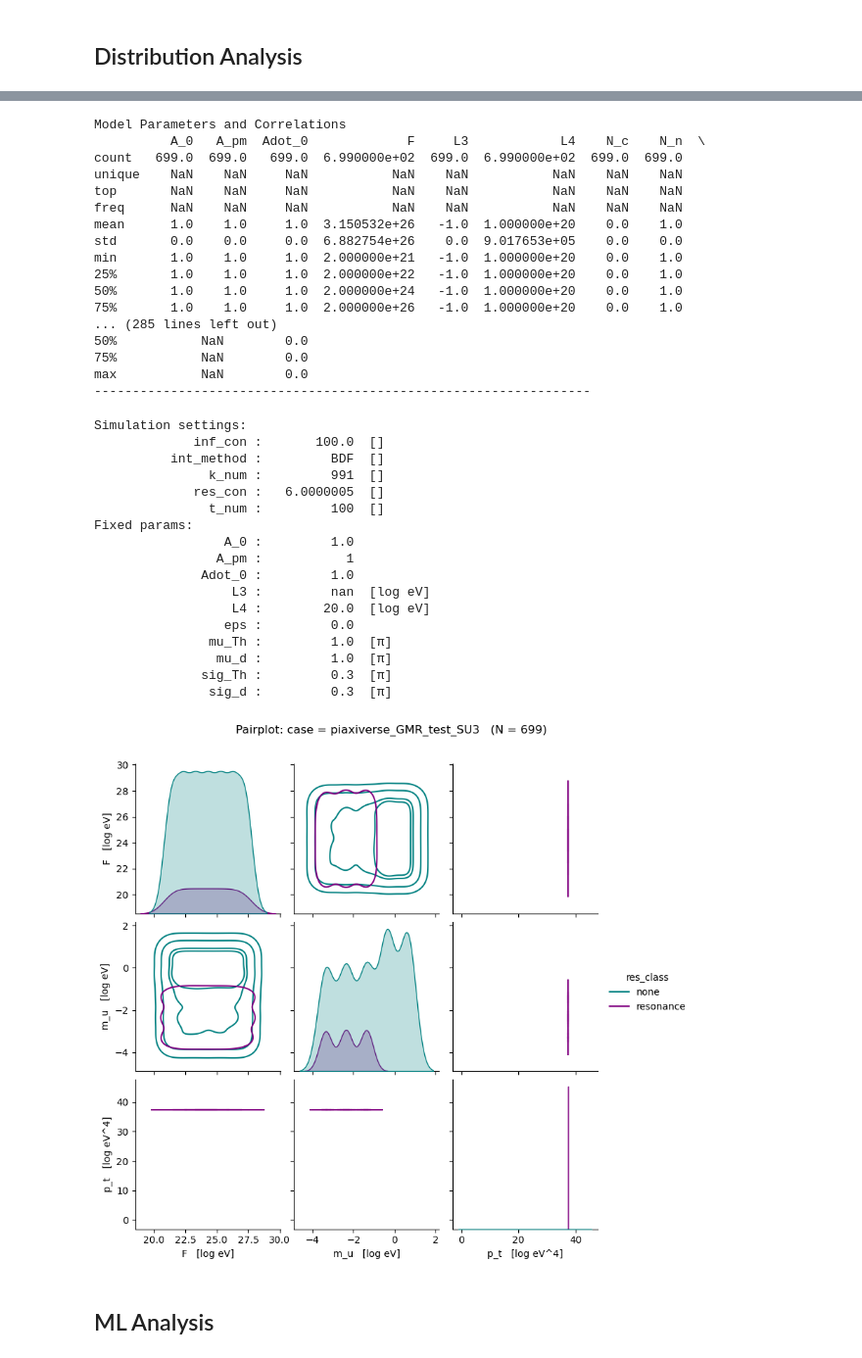
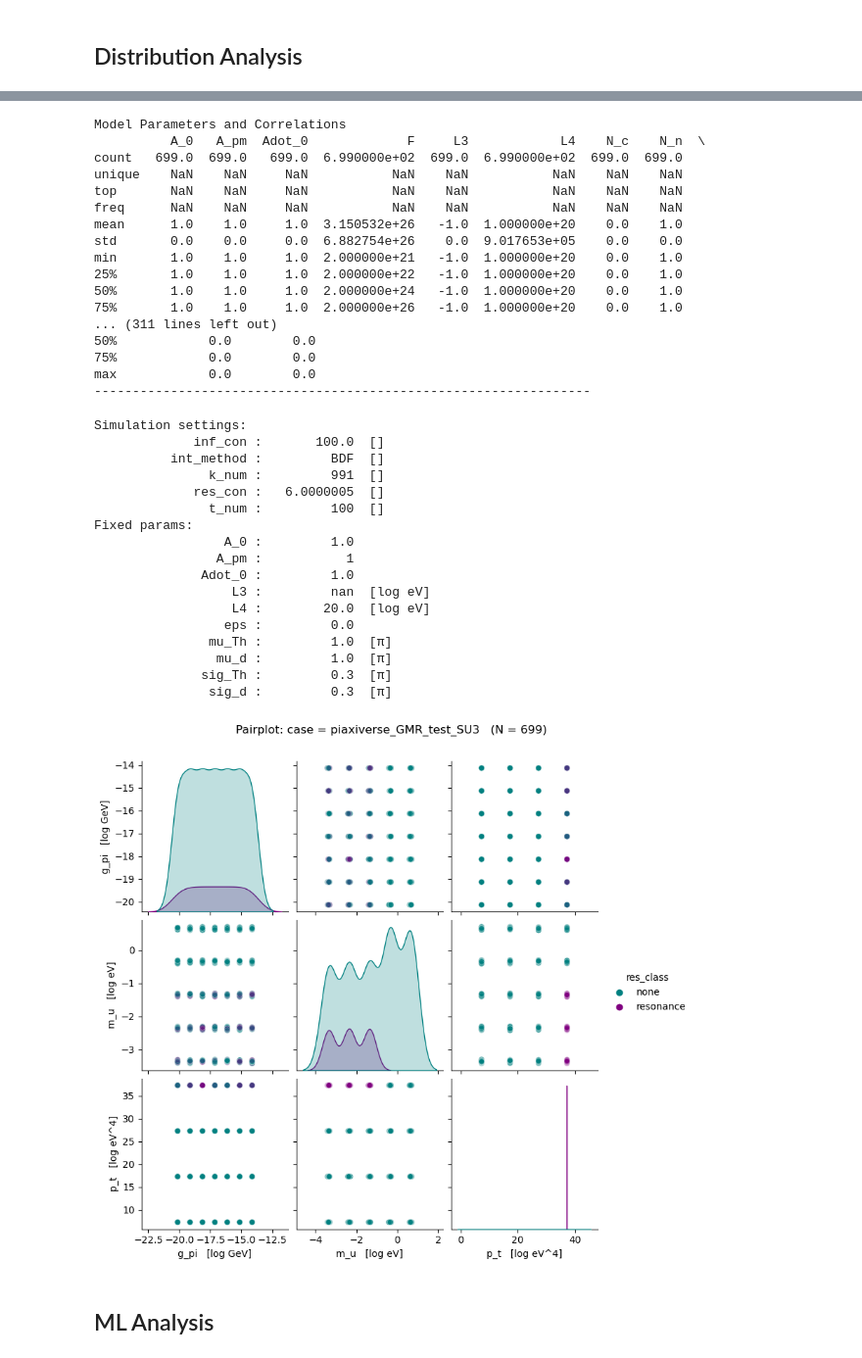
Before and after one commit to LoaneShark/pyAxiverse, a Jupyter notebook: param-analysis.ipynb, the cells around one changed output, grey strips where cells are left out. Shown at 98% size. Drawn from its saved outputs; the diff is of its cells as text; code cells hidden in the pictures.

```diff
--- a/param-analysis.ipynb
+++ b/param-analysis.ipynb
@@ -252,6 +252,8 @@ from piaxi_utils import load_all, load_case, get_units_from_params, classify_res
                         check_Fpi_fit, calc_local_phase_diffs, calc_global_phase_diffs
 
 #np.warnings.filterwarnings("error", category=np.VisibleDeprecationWarning)
+from warnings import simplefilter
+simplefilter(action="ignore", category=pd.errors.PerformanceWarning)
 
 # Set dtypes and print formats for each column
 param_map = {
@@ -277,6 +279,10 @@ param_map = {
     "e":                 [np.float32,      None],
     "eps":               [np.float64,      'sci'],
     "eps_c":             [np.ndarray,      'int'],
+    "g_pi":              [np.float64,      'sci'],
+    "g_qed":             [np.float64,      'sci'],
+    "g_3":               [np.float64,      'sci'],
+    "g_4":               [np.float64,      'sci'],
     "h":                 [np.float64,      'sci'],
     "disable_P":         [bool,            None],
     "disable_B":         [bool,            None],
@@ -709,6 +747,8 @@ else:
 units_map = {}
 for u_key in ['m','m_c','m_n','m_r']:
     units_map[u_key] = unique_units['m']
+for u_key in ['g_pi']:
+    units_map[u_key] = 'GeV'
 for u_key in ['F']:
     units_map[u_key] = unique_units['F']
     if unique_units['F'] == 'm_u':
@@ -928,8 +962,8 @@ tertiary_inputs = ['xi', 'eps_c', 'l1', 'l2', 'l3', 'l4']
 constant_inputs = ['e', 'G', 'c', 'h']
 input_parameters = primary_inputs + secondary_inputs + tertiary_inputs
 # Dependent Parameters
-primary_dependents = ['N_r', 'N_c', 'N_n', 'N_tot', 'disable_P', 'disable_B', 'disable_C', 'disable_D', 'qm']
-secondary_dependents = ['m_u', 't_u', 'm_0', 'k_0', 'p_0']
+primary_dependents = ['N_r', 'N_c', 'N_n', 'N_tot', 'disable_P', 'disable_B', 'disable_C', 'disable_D', 'qm', 'g_pi', 'm_u']
+secondary_dependents = ['t_u', 'm_0', 'k_0', 'p_0', 'g_qed', 'g_3', 'g_4']
 tertiary_dependents = ['dqm', 'm', 'm_r', 'm_n', 'm_c', 'p', 'p_r', 'p_n', 'p_c', 'amps', 'T_u', 'T_r', 'T_n', 'T_c']
 dependent_parameters = primary_inputs + secondary_inputs + tertiary_inputs
 k_dependents = ['k_class_arr', 'k_mean_arr', 'k_peak_arr', 'k_sens_arr', 'k_ratio_arr']
@@ -1020,24 +1054,25 @@ min       1.0    1.0     1.0  2.000000e+21   -1.0  1.000000e+20    0.0    1.0
 25%       1.0    1.0     1.0  2.000000e+22   -1.0  1.000000e+20    0.0    1.0
 50%       1.0    1.0     1.0  2.000000e+24   -1.0  1.000000e+20    0.0    1.0
 75%       1.0    1.0     1.0  2.000000e+26   -1.0  1.000000e+20    0.0    1.0
-... (285 lines left out)
-50%           NaN        0.0
-75%           NaN        0.0
-max           NaN        0.0
+... (311 lines left out)
+50%            0.0        0.0
+75%            0.0        0.0
+max            0.0        0.0
 -----------------------------------------------------------------
 # %%
 ## WIP: Addititional/alternative Pairplot Visualization and importance estimation
 show_histograms = False
 show_pairplot   = True
 show_heatmap    = False
-pp_mode         = 'kde'      # 'kde', 'scatter', or 'mixed' pairplot display kinds
+pp_mode         = 'scatter'      # 'kde', 'scatter', or 'mixed' pairplot display kinds
 
-log_params  = ['p_0', 'p_t', 'F', 'L3', 'L4', 'm_q', 'eps', 'res_ratio_f', 'res_ratio_m', 'm_0', 'k_0', 'm_u', 'qm_0', 'qm_1', 'qm_2', 'res_con', 'inf_con']
+log_params  = ['p_0', 'p_t', 'F', 'L3', 'L4', 'm_q', 'eps', 'res_ratio_f', 'res_ratio_m', 'm_0', 'k_0', 'm_u', 'g_pi', 'qm_0', 'qm_1', 'qm_2', 'res_con', 'inf_con']
 #log_params  += ['t_u']
 dict_params = []
 keep_params = ['res_class', 'config_name', 'units', 'res_band_class']
 
-plot_params = ['F', 'L4', 'm_u', 'p_t', 'eps']
+#plot_params = ['F', 'L4', 'm_u', 'p_t', 'eps']
+plot_params = ['g_pi', 'L4', 'm_u', 'p_t', 'eps']
 fixed_params = {}
 
 # Filter and rescale data for plotting
@@ -1126,34 +1161,34 @@ if show_pairplot:
             print('%20s :  %10s  %s' % (key, str('%.1f' % val) if key in log_params else df_fmt(val, fmt=print_fmt[key]), units_fmt(key, prefix='log ' if key in log_params else '')))
 
     #print('Units: ')
     #print(param_units)
 
 # TODO: Heatmap for correlation matrix
 if show_heatmap:
     sns.heatmap(correlation_matrix, annot=True)
 
 if np.any([show_histograms, show_pairplot, show_heatmap]):
     print('')
     plt.show()
 # %% [output]
 Simulation settings:
              inf_con :       100.0  []
           int_method :         BDF  []
                k_num :         991  []
              res_con :   6.0000005  []
                t_num :         100  []
 Fixed params:
                  A_0 :         1.0
                 A_pm :           1
               Adot_0 :         1.0
                   L3 :         nan  [log eV]
                   L4 :        20.0  [log eV]
                  eps :         0.0
                mu_Th :         1.0  [π]
                 mu_d :         1.0  [π]
               sig_Th :         0.3  [π]
                sig_d :         0.3  [π]
-[figure, old version]
+[figure, new version]
 # %% [markdown]
 ## ML Analysis
 # %%
```
Also changed, not shown: parts of 6 cells of this notebook.
